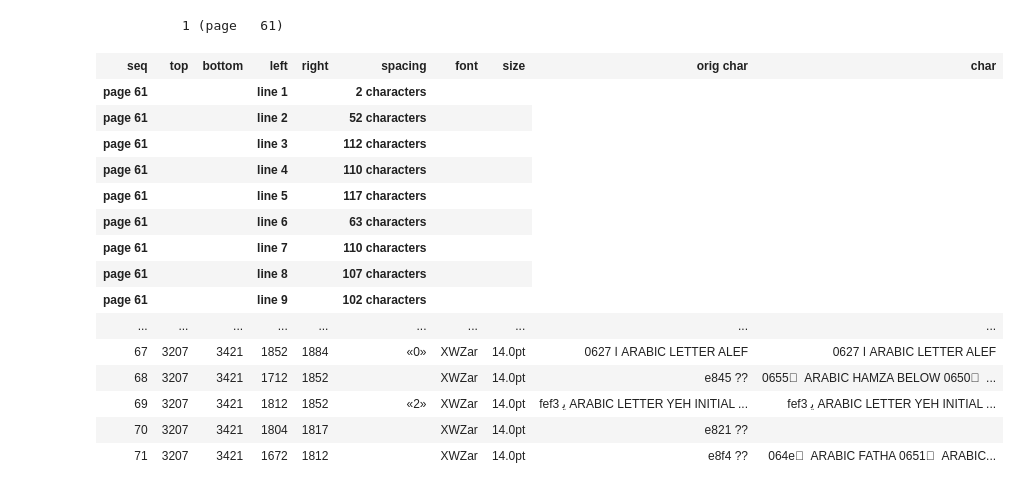
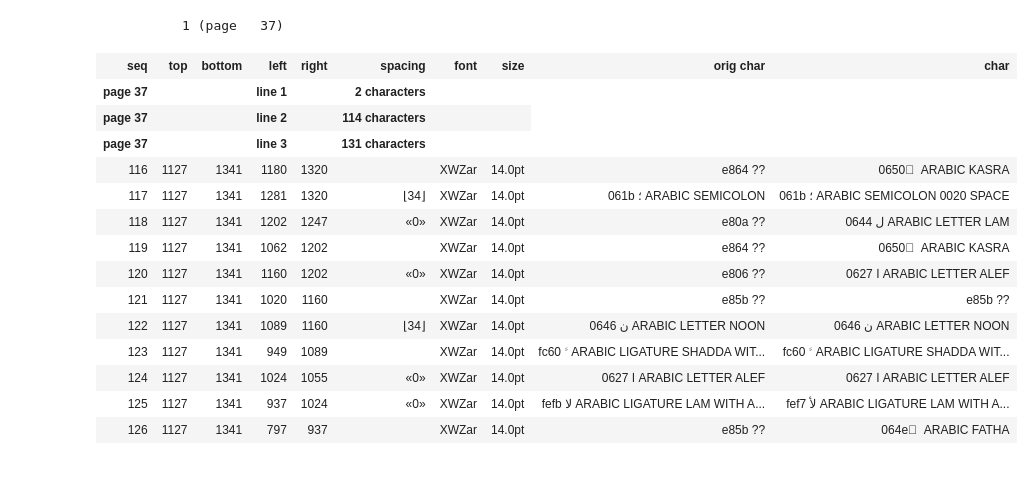
Before and after one commit to among/fusus, a Jupyter notebook: source/getTextPageWork.ipynb, the cells around one changed output. Cells and saved outputs as stored; diff of their text form; code cells hidden in the pictures.

Commit message:
big progress in resolving private chars in Lakhnawi

```diff
--- a/source/getTextPageWork.ipynb
+++ b/source/getTextPageWork.ipynb
@@ -6,3 +6,7 @@
 from fusus.lakhnawi import Lakhnawi, pprint
 Lw = Lakhnawi()
 Lw.setStyle()
+# %%
+testPages = "37"
+char = "\ue85b"
+Lw.drawPages(testPages)
@@ -9,25 +16,22 @@ Lw.setStyle()
 # %%
-testPages = "61"
-char = "\ue84d"
 Lw.getPages(testPages, refreshConfig=True)
 Lw.showLines(testPages, search=char)
 # %% [output]
-           1 (page   61)
+           1 (page   37)
 | seq | top | bottom | left | right | spacing | font | size | orig char | char |
-| page 61 |  |  | line 1 |  | 2 characters |  |  |
-| page 61 |  |  | line 2 |  | 52 characters |  |  |
-| page 61 |  |  | line 3 |  | 112 characters |  |  |
-| page 61 |  |  | line 4 |  | 110 characters |  |  |
-| page 61 |  |  | line 5 |  | 117 characters |  |  |
-| page 61 |  |  | line 6 |  | 63 characters |  |  |
-| page 61 |  |  | line 7 |  | 110 characters |  |  |
-| page 61 |  |  | line 8 |  | 107 characters |  |  |
-| page 61 |  |  | line 9 |  | 102 characters |  |  |
-| ... | ... | ... | ... | ... | ... | ... | ... | ... | ... |
-| 67 | 3207 | 3421 | 1852 | 1884 | «0» | XWZar | 14.0pt | 0627 ا ARABIC LETTER ALEF | 0627 ا ARABIC LETTER ALEF |
-| 68 | 3207 | 3421 | 1712 | 1852 |  | XWZar | 14.0pt | e845 ?? | 0655 ٕ ARABIC HAMZA BELOW 0650 ِ ... |
-| 69 | 3207 | 3421 | 1812 | 1852 | «2» | XWZar | 14.0pt | fef3 ﻳ ARABIC LETTER YEH INITIAL ... | fef3 ﻳ ARABIC LETTER YEH INITIAL ... |
-| 70 | 3207 | 3421 | 1804 | 1817 |  | XWZar | 14.0pt | e821 ?? |  |
-| 71 | 3207 | 3421 | 1672 | 1812 |  | XWZar | 14.0pt | e8f4 ?? | 064e َ ARABIC FATHA 0651 ّ ARABIC... |
+| page 37 |  |  | line 1 |  | 2 characters |  |  |
+| page 37 |  |  | line 2 |  | 114 characters |  |  |
+| page 37 |  |  | line 3 |  | 131 characters |  |  |
+| 116 | 1127 | 1341 | 1180 | 1320 |  | XWZar | 14.0pt | e864 ?? | 0650 ِ ARABIC KASRA |
+| 117 | 1127 | 1341 | 1281 | 1320 | ⌊34⌋ | XWZar | 14.0pt | 061b ؛ ARABIC SEMICOLON | 061b ؛ ARABIC SEMICOLON 0020 SPACE |
+| 118 | 1127 | 1341 | 1202 | 1247 | «0» | XWZar | 14.0pt | e80a ?? | 0644 ل ARABIC LETTER LAM |
+| 119 | 1127 | 1341 | 1062 | 1202 |  | XWZar | 14.0pt | e864 ?? | 0650 ِ ARABIC KASRA |
+| 120 | 1127 | 1341 | 1160 | 1202 | «0» | XWZar | 14.0pt | e806 ?? | 0627 ا ARABIC LETTER ALEF |
+| 121 | 1127 | 1341 | 1020 | 1160 |  | XWZar | 14.0pt | e85b ?? | e85b ?? |
+| 122 | 1127 | 1341 | 1089 | 1160 | ⌊34⌋ | XWZar | 14.0pt | 0646 ن ARABIC LETTER NOON | 0646 ن ARABIC LETTER NOON |
+| 123 | 1127 | 1341 | 949 | 1089 |  | XWZar | 14.0pt | fc60 ﱠ ARABIC LIGATURE SHADDA WIT... | fc60 ﱠ ARABIC LIGATURE SHADDA WIT... |
+| 124 | 1127 | 1341 | 1024 | 1055 | «0» | XWZar | 14.0pt | 0627 ا ARABIC LETTER ALEF | 0627 ا ARABIC LETTER ALEF |
+| 125 | 1127 | 1341 | 937 | 1024 | «0» | XWZar | 14.0pt | fefb ﻻ ARABIC LIGATURE LAM WITH A... | fef7 ﻷ ARABIC LIGATURE LAM WITH A... |
+| 126 | 1127 | 1341 | 797 | 937 |  | XWZar | 14.0pt | e85b ?? | 064e َ ARABIC FATHA |
 # %%
 Lw.getPages(testPages, refreshConfig=True)
```
Also changed, not shown: parts of 11 cells of this notebook, 2 other files.
